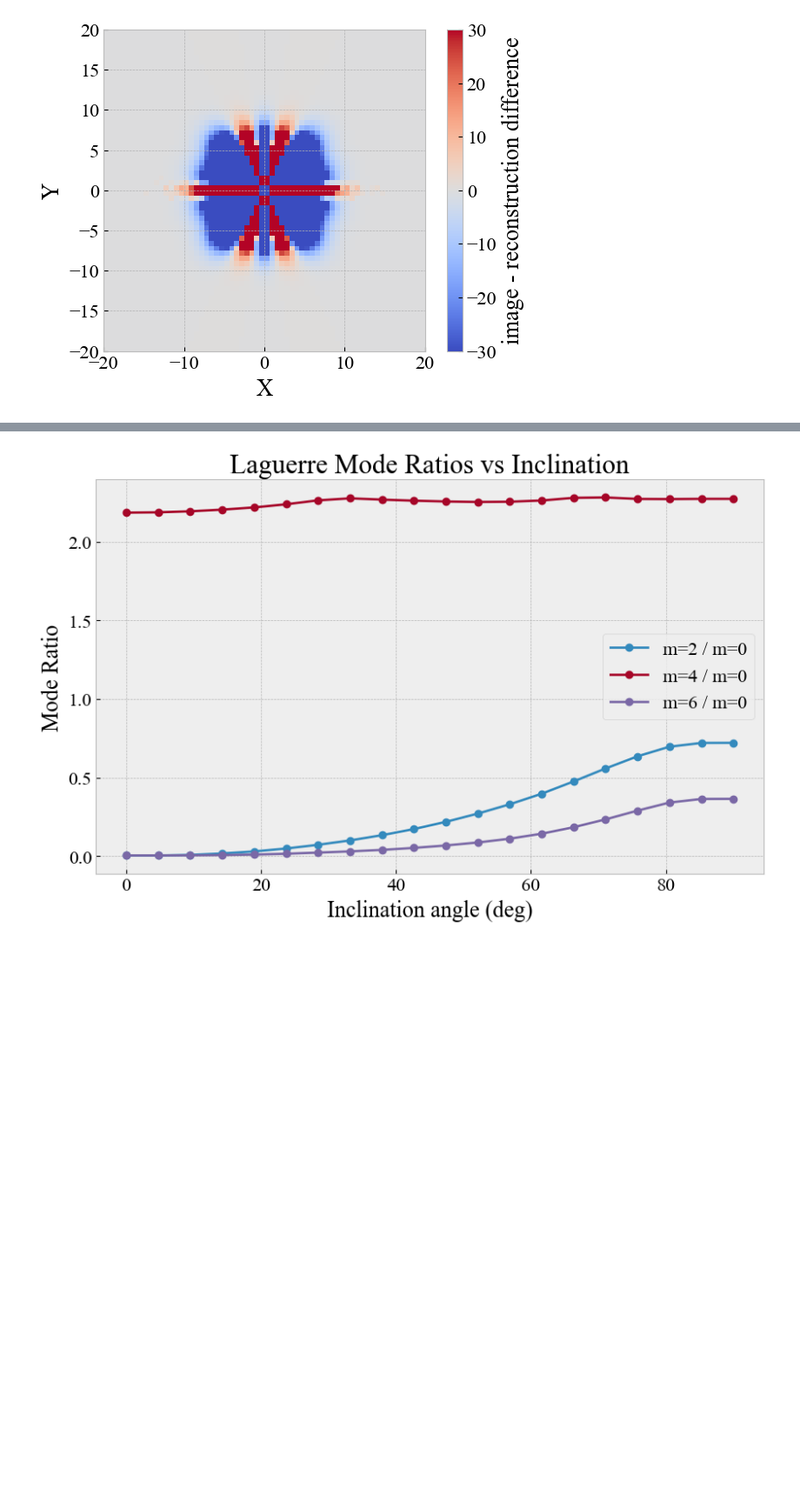
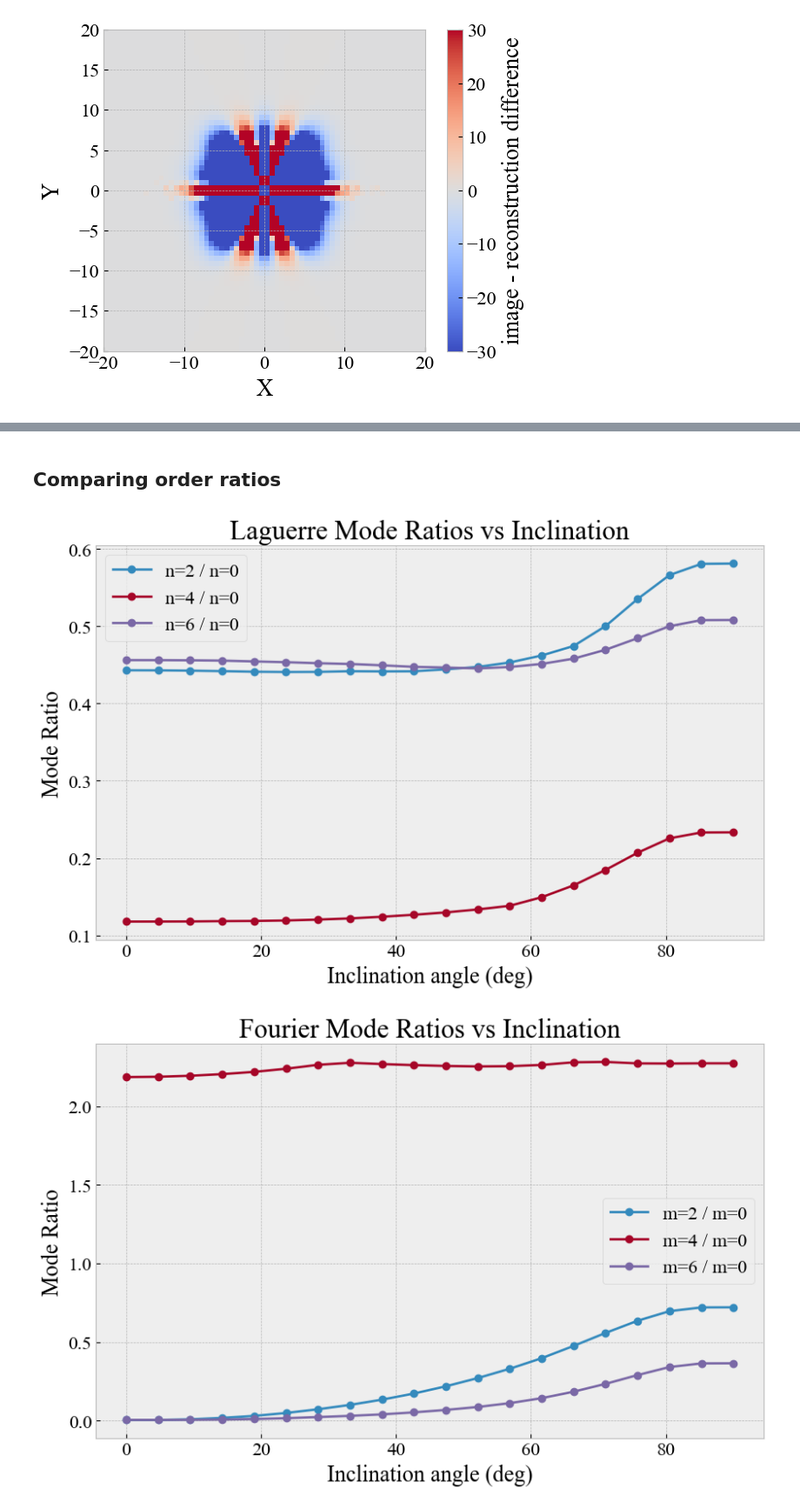
Before and after one commit to michael-petersen/GalaxyIncIinations, a Jupyter notebook: SimulatedGalaxiesAndExpansions.ipynb, the cells around one changed output, grey strips where cells are left out. Shown at 87% size. Saved outputs shown, nothing was run; the diff lists cells and outputs as text; code cells hidden in the pictures; blank space fills up the shorter version.

```diff
--- a/SimulatedGalaxiesAndExpansions.ipynb
+++ b/SimulatedGalaxiesAndExpansions.ipynb
@@ -317,10 +297,12 @@ plt.show()
+# %% [markdown]
+## Comparing order ratios
 # %%
 import numpy as np
 import matplotlib.pyplot as plt
 from tqdm import tqdm
 from src.DiscModel import DiscGalaxy
 
-# --- Configuration ---
+#Parameters
 N = 1000000
 a = 1.0
 rmax = 20.
@@ -335,52 +317,86 @@ inclinations = np.linspace(0, 90, 20)
 # Store results
 results = []
 
-# --- Compute fractional power for each inclination ---
+#Compute fractional power for each inclination
 for inc in tqdm(inclinations, desc="Computing expansions"):
     D = DiscGalaxy(N=N, a=a)
     D.rotate_disc(inc, 0, 0)
     D.generate_image(rmax=rmax, nbins=nbins, noiselevel=noise)
     E = D.make_expansion(mmax, nmax, a)
 
     coef_mag = np.sqrt(E.coscoefs**2 + E.sincoefs**2)
     m_power = np.sum(coef_mag, axis=1)
-    total_power = np.sum(m_power)
-    frac_power = m_power / total_power
+    n_power = np.sum(coef_mag, axis=0)
+    total_n_power = np.sum(n_power)
+    total_m_power = np.sum(m_power)
+    fracm_power = m_power / total_m_power
+    fracn_power = n_power / total_n_power
 
     results.append({
         "inclination": inc,
-        "frac_power": frac_power
+        "fracn_power": fracn_power,
+        "fracm_power": fracm_power,
+        "m_power": m_power,
+        "n_power": n_power
     })
 
 # --- Extract and compute ratios ---
 theta_deg = np.array([r["inclination"] for r in results])
-P0 = np.array([r["frac_power"][0] for r in results])
-P2 = np.array([r["frac_power"][2] for r in results])
-P4 = np.array([r["frac_power"][4] for r in results])
-P6 = np.array([r["frac_power"][6] for r in results])
+Pn0 = np.array([r["fracn_power"][0] for r in results])
+Pn2 = np.array([r["fracn_power"][2] for r in results])
+Pn4 = np.array([r["fracn_power"][4] for r in results])
+Pn6 = np.array([r["fracn_power"][6] for r in results])
 
-R2 = P2 / P0
-R4 = P4 / P0
-R6 = P6 / P0
+Rn2 = Pn2 / Pn0
+Rn4 = Pn4 / Pn0
+Rn6 = Pn6 / Pn0
 
 # --- Plot ratios with sine/cosine overlays ---
 theta_rad = np.radians(theta_deg)
 
 plt.figure(figsize=(9, 6))
 
-plt.plot(theta_deg, R2, 'o-', label='m=2 / m=0')
-plt.plot(theta_deg, R4, 'o-', label='m=4 / m=0')
-plt.plot(theta_deg, R6, 'o-', label='m=6 / m=0')
+plt.plot(theta_deg, Rn2, 'o-', label='n=2 / n=0')
+plt.plot(theta_deg, Rn4, 'o-', label='n=4 / n=0')
+plt.plot(theta_deg, Rn6, 'o-', label='n=6 / n=0')
 
 plt.xlabel("Inclination angle (deg)")
 plt.ylabel("Mode Ratio")
 plt.title("Laguerre Mode Ratios vs Inclination")
 plt.legend()
 plt.grid(True)
 plt.tight_layout()
 plt.show()
+
+theta_deg = np.array([r["inclination"] for r in results])
+Pm0 = np.array([r["fracm_power"][0] for r in results])
+Pm2 = np.array([r["fracm_power"][2] for r in results])
+Pm4 = np.array([r["fracm_power"][4] for r in results])
+Pm6 = np.array([r["fracm_power"][6] for r in results])
+
+Rm2 = Pm2 / Pm0
+Rm4 = Pm4 / Pm0
+Rm6 = Pm6 / Pm0
+
+# --- Plot ratios with sine/cosine overlays ---
+theta_rad = np.radians(theta_deg)
+
+plt.figure(figsize=(9, 6))
+
+plt.plot(theta_deg, Rm2, 'o-', label='m=2 / m=0')
+plt.plot(theta_deg, Rm4, 'o-', label='m=4 / m=0')
+plt.plot(theta_deg, Rm6, 'o-', label='m=6 / m=0')
+
+plt.xlabel("Inclination angle (deg)")
+plt.ylabel("Mode Ratio")
+plt.title("Fourier Mode Ratios vs Inclination")
+plt.legend()
+plt.grid(True)
+plt.tight_layout()
+plt.show()
 # %% [output]
-[figure, old version]
+[figure, new version]
+[figure, added]
 # %%
 import numpy as np
 import matplotlib.pyplot as plt
```
Also changed, not shown: parts of 7 cells of this notebook.
